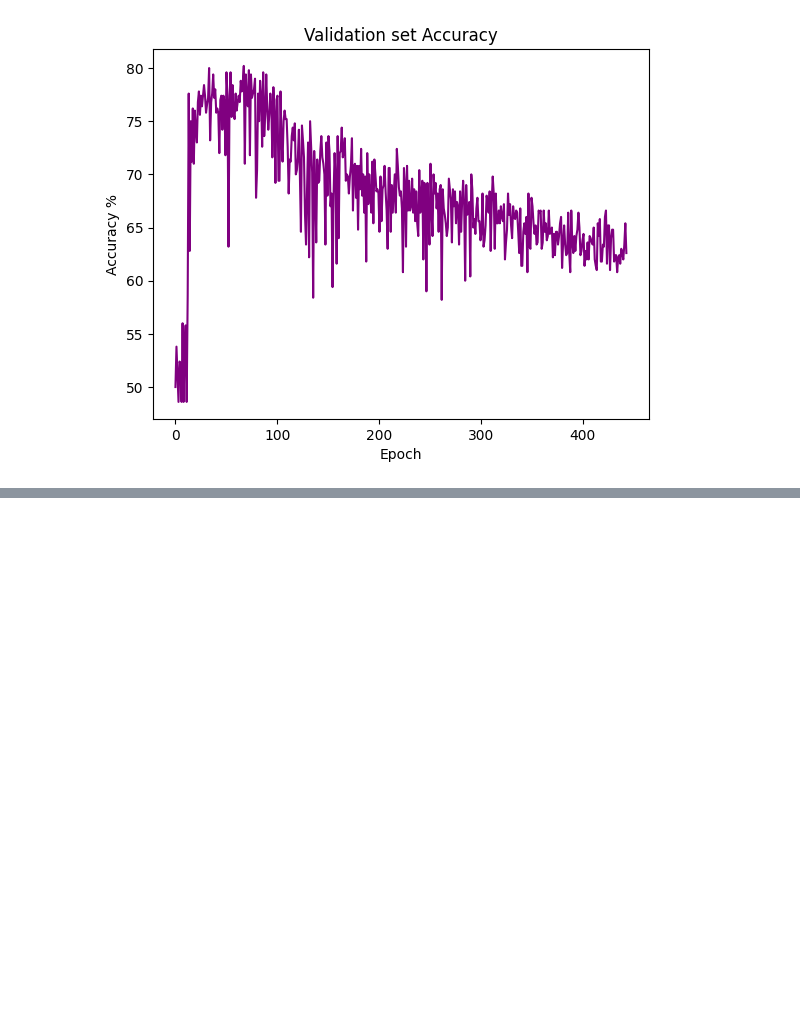
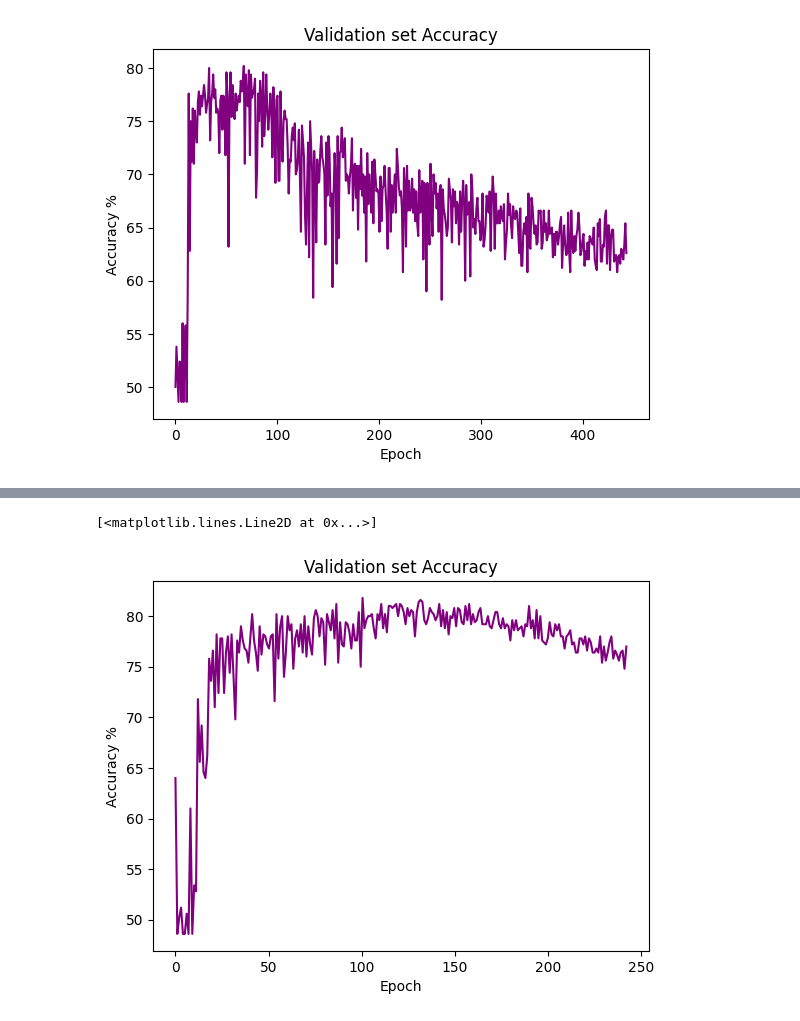
Before and after one commit to khood5/MLAudio, a Jupyter notebook: shotspotter/snn-torch/runs.ipynb, the cells around one changed output, grey strips where cells are left out. Cells and saved outputs as stored; diff of their text form; code cells hidden in the pictures; blank space fills up the shorter version.

```diff
--- a/shotspotter/snn-torch/runs.ipynb
+++ b/shotspotter/snn-torch/runs.ipynb
@@ -180,0 +205,8 @@ plt.plot(np.linspace(0, len(all_data[INDEX]), len(all_data[INDEX])), all_data[IN
+# %%
+plt.title('Validation set Accuracy')
+plt.xlabel('Epoch')
+plt.ylabel('Accuracy %')
+plt.plot(np.linspace(0, len(all_data[INDEX]), len(all_data[INDEX])), all_data[INDEX][:, 2], color='purple')
+# %% [output]
+[<matplotlib.lines.Line2D at 0x...>]
+[figure, added]
```
Also changed, not shown: parts of 16 cells of this notebook, 3 other files.
